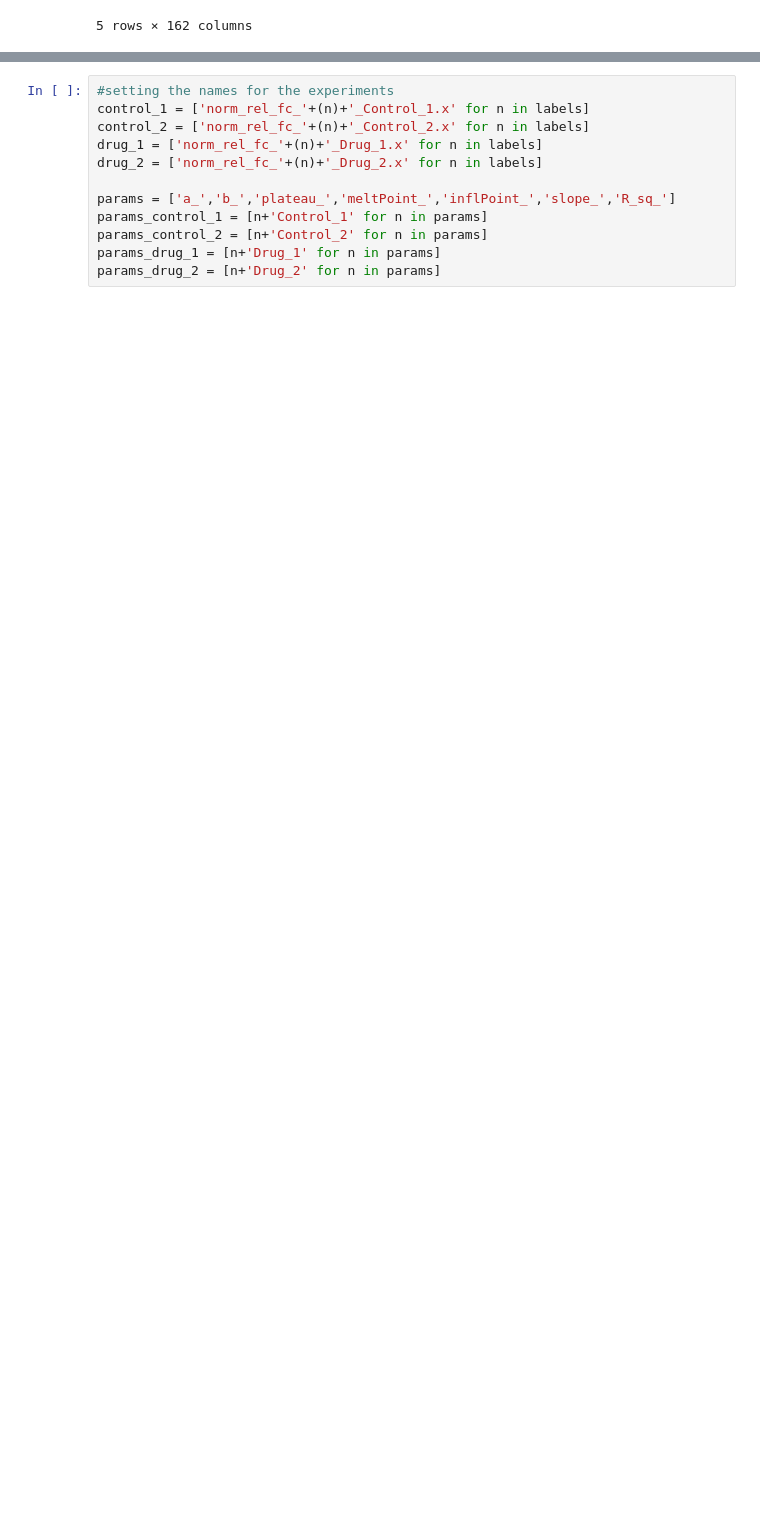
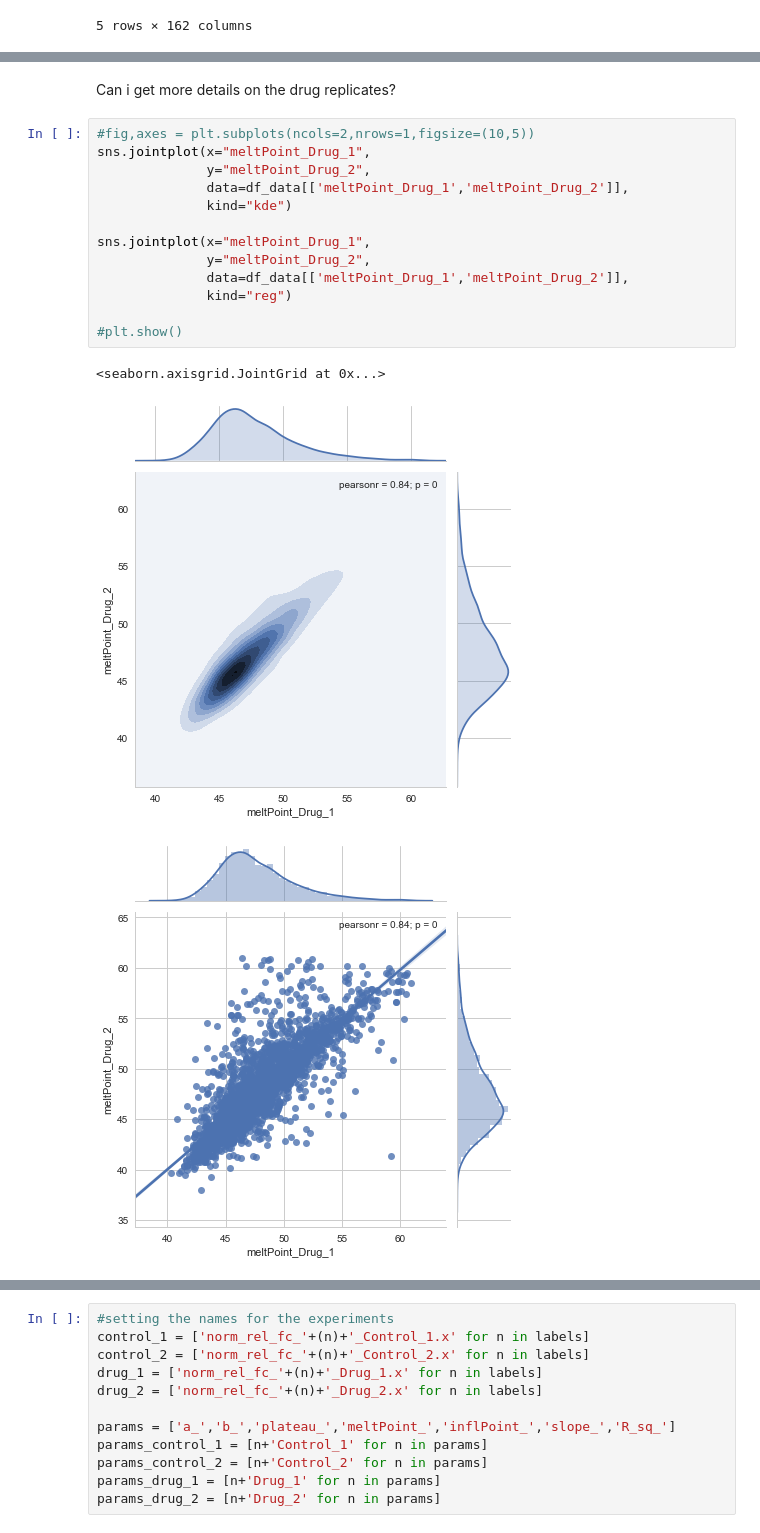
Before and after one commit to mtinti/tpp_visualization, a Jupyter notebook: visualize_protein.ipynb, the cells around one changed output, grey strips where cells are left out. Drawn from its saved outputs; the diff is of its cells as text; blank space fills up the shorter version.

```diff
--- a/visualize_protein.ipynb
+++ b/visualize_protein.ipynb
@@ -44,3 +60,22 @@ df_data.head()
+# %% [markdown]
+Can i get more details on the drug replicates?
+# %%
+#fig,axes = plt.subplots(ncols=2,nrows=1,figsize=(10,5))
+sns.jointplot(x="meltPoint_Drug_1",
+              y="meltPoint_Drug_2",
+              data=df_data[['meltPoint_Drug_1','meltPoint_Drug_2']],
+              kind="kde")
+
+sns.jointplot(x="meltPoint_Drug_1",
+              y="meltPoint_Drug_2",
+              data=df_data[['meltPoint_Drug_1','meltPoint_Drug_2']],
+              kind="reg")
+
+#plt.show()
+# %% [output]
+<seaborn.axisgrid.JointGrid at 0x...>
+[figure, added]
+[figure, added]
 # %%
 #setting some variables to facilitate the plotting
 df_conf = pd.read_table(os.path.join(data_path,conf_file),
```
Also changed, not shown: parts of 11 cells of this notebook, 2 other files.
